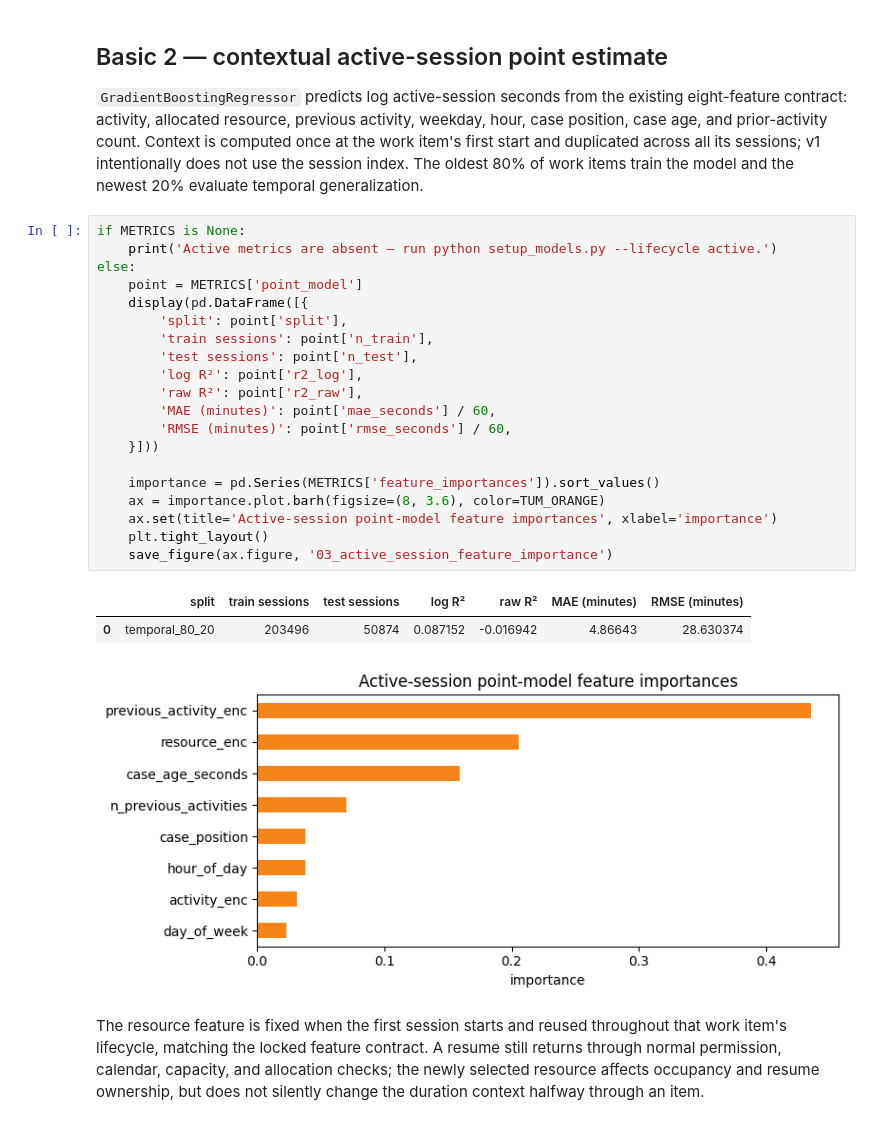
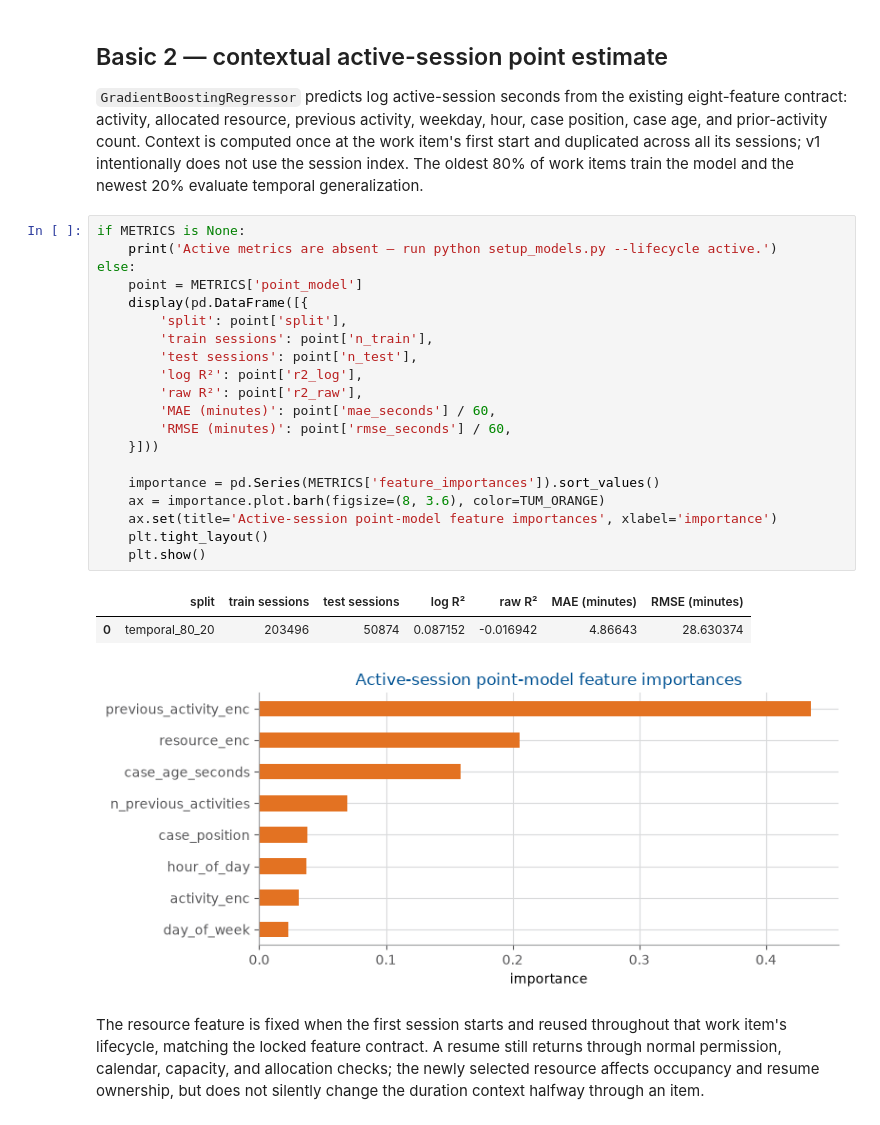
Before and after one commit to ophdn/bpic17-process-mining-group-assignment, a Jupyter notebook: notebooks/03_processing_times.ipynb, the cells around one changed output. Saved outputs shown, nothing was run; the diff lists cells and outputs as text.

```diff
--- a/notebooks/03_processing_times.ipynb
+++ b/notebooks/03_processing_times.ipynb
@@ -249,27 +262,27 @@ newest 20% evaluate temporal generalization.
 # %%
 if METRICS is None:
     print('Active metrics are absent — run python setup_models.py --lifecycle active.')
 else:
     point = METRICS['point_model']
     display(pd.DataFrame([{
         'split': point['split'],
         'train sessions': point['n_train'],
         'test sessions': point['n_test'],
         'log R²': point['r2_log'],
         'raw R²': point['r2_raw'],
         'MAE (minutes)': point['mae_seconds'] / 60,
         'RMSE (minutes)': point['rmse_seconds'] / 60,
     }]))
 
     importance = pd.Series(METRICS['feature_importances']).sort_values()
     ax = importance.plot.barh(figsize=(8, 3.6), color=TUM_ORANGE)
     ax.set(title='Active-session point-model feature importances', xlabel='importance')
     plt.tight_layout()
-    save_figure(ax.figure, '03_active_session_feature_importance')
+    plt.show()
 # %% [output]
 |  | split | train sessions | test sessions | log R² | raw R² | MAE (minutes) | RMSE (minutes) |
 | 0 | temporal_80_20 | 203496 | 50874 | 0.087152 | -0.016942 | 4.86643 | 28.630374 |
-[figure, old version]
+[figure, new version]
 # %% [markdown]
 The resource feature is fixed when the first session starts and reused
 throughout that work item's lifecycle, matching the locked feature contract. A resume
```
Also changed, not shown: parts of 14 cells of this notebook, 14 other files.
